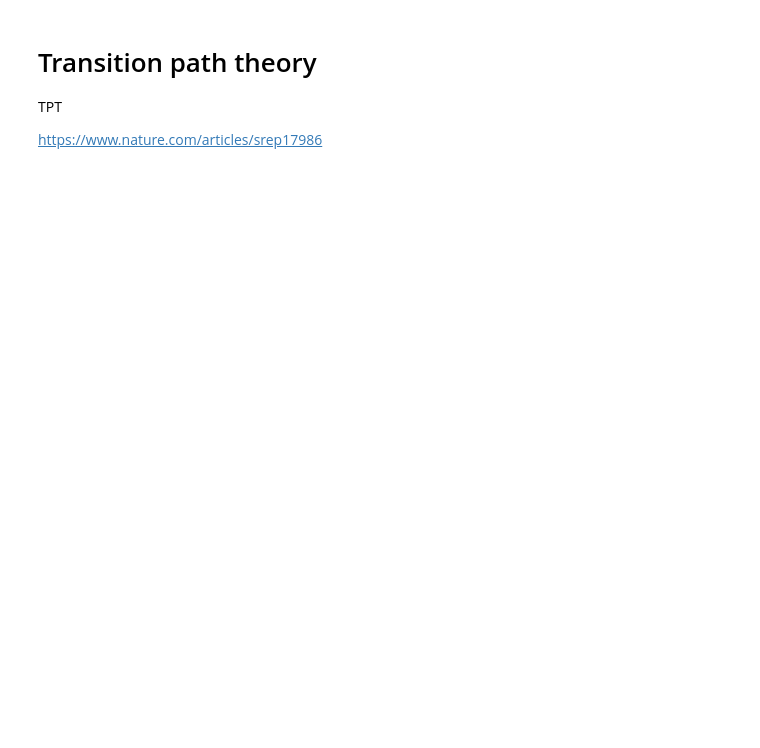
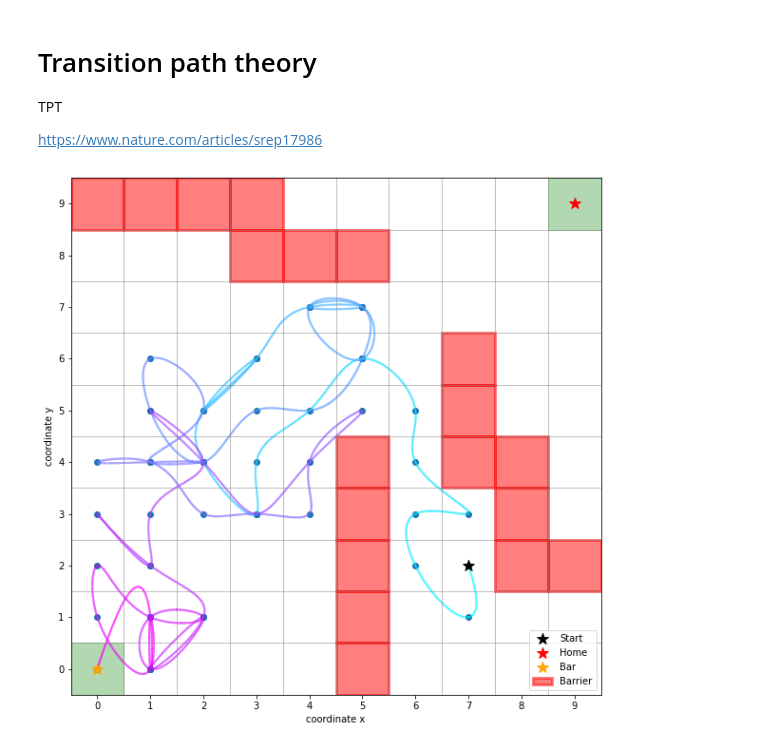
Before and after one commit to deeptime-ml/deeptime, a Jupyter notebook: docs/source/notebooks/tpt.ipynb, the cells around one changed output. Saved outputs shown, nothing was run; the diff lists cells and outputs as text; code cells hidden in the pictures; blank space fills up the shorter version.

```diff
--- a/docs/source/notebooks/tpt.ipynb
+++ b/docs/source/notebooks/tpt.ipynb
@@ -48 +12,19 @@ plt.matshow(sim.msm.transition_matrix)
+# %%
+sim = sktime.data.drunkards_walk(bar_location=(0, 0), home_location=(9, 9))
+
+sim.add_barrier((5, 0), (5, 4))
+sim.add_barrier((0, 9), (5, 8))
+sim.add_barrier((9, 2), (7, 6))
+
+walk = sim.walk(start=start, n_steps=250, seed=17)
+# %%
+import matplotlib.pyplot as plt
+fig, ax = plt.subplots(figsize=(10, 10))
+
+ax.scatter(*start, marker='*', label='Start', c='black', s=150, zorder=5)
+handles, labels = sim.plot_2d_map(ax)
+sim.plot_path(ax, walk)
+ax.legend(handles=handles, labels=labels);
+# %% [output]
+[figure, added]
 # %%
```
Also changed, not shown: parts of 19 cells of this notebook, 1 other file.
